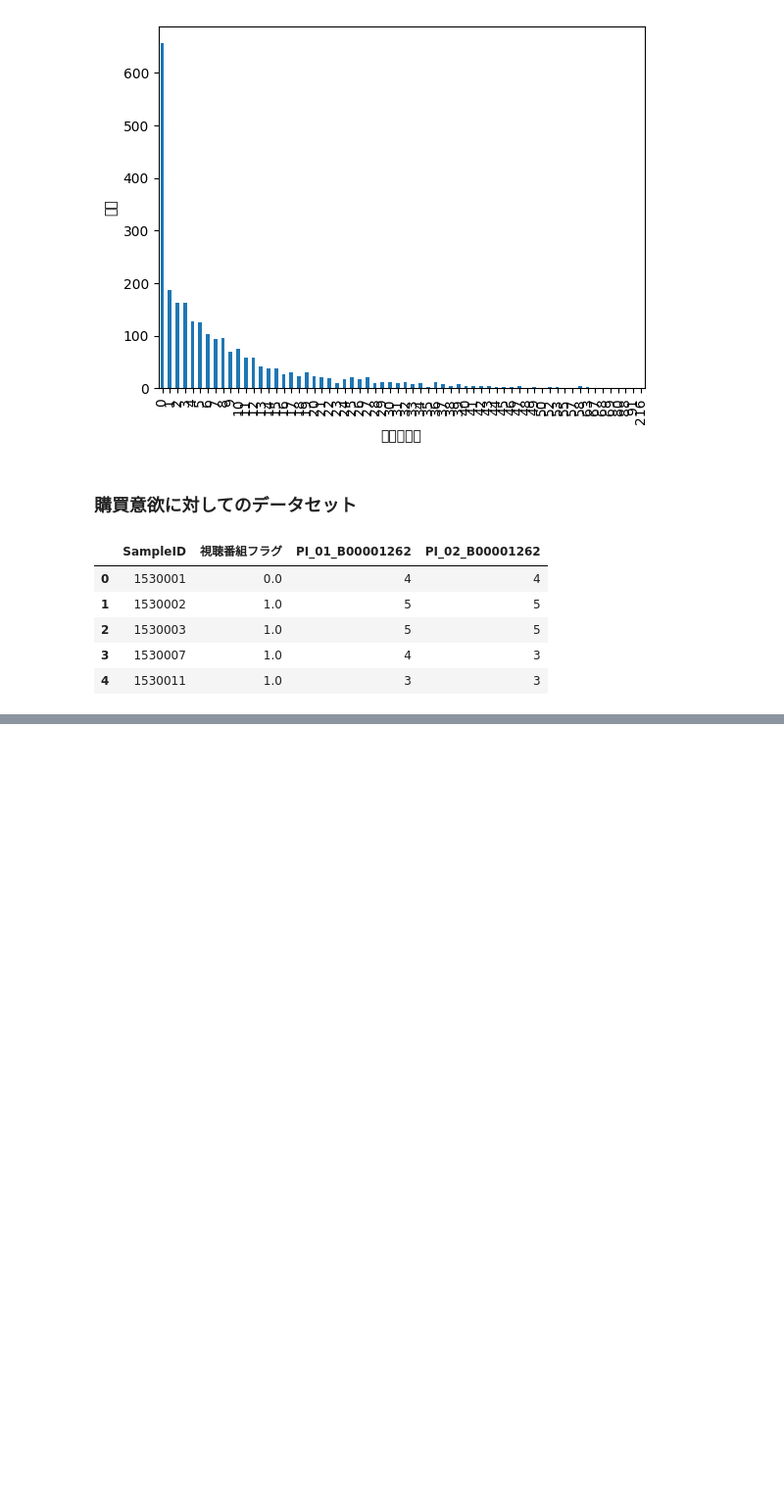
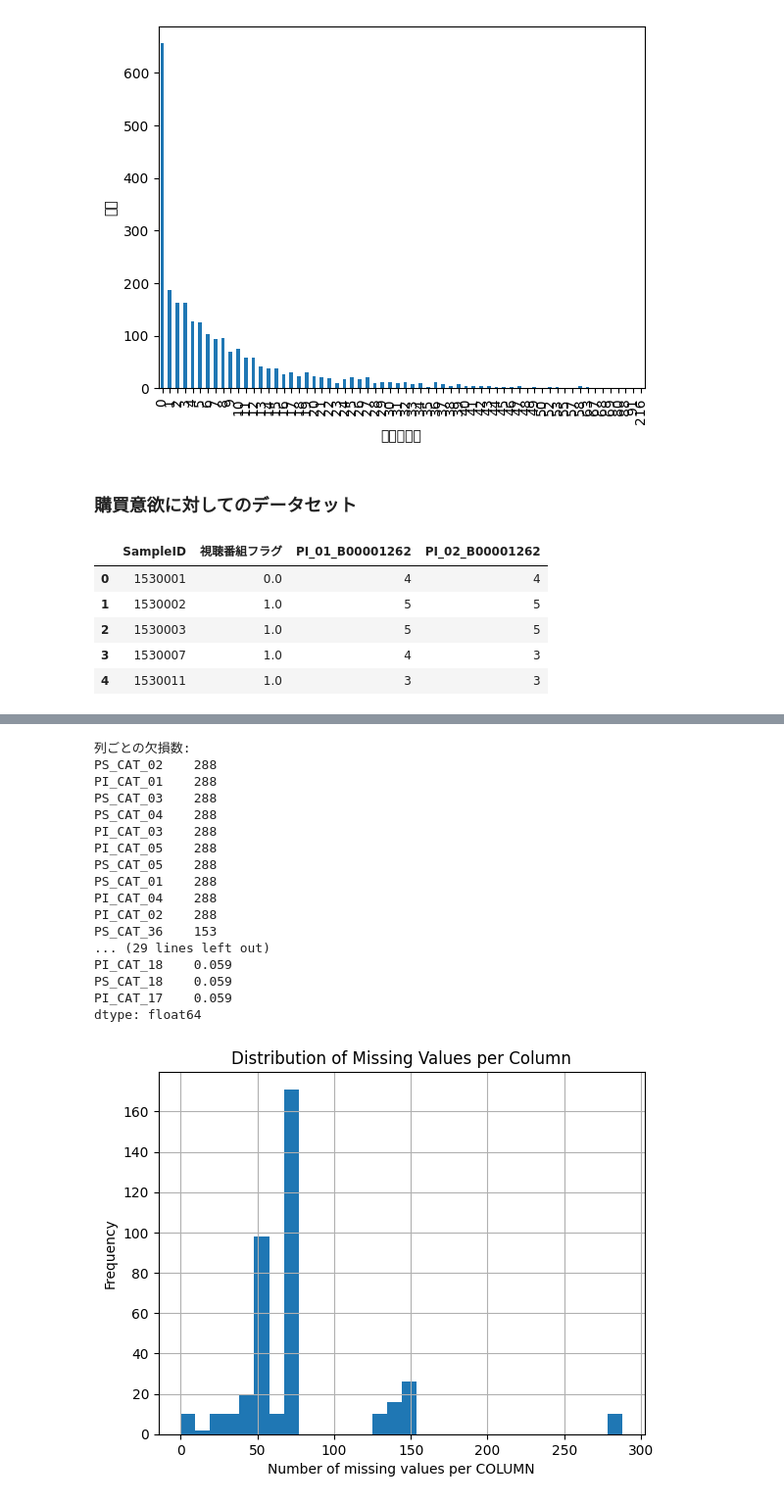
Before and after one commit to ykenta1030/econ-thesis, a Jupyter notebook: econ.ipynb, the cells around one changed output, grey strips where cells are left out. Shown at 98% size. Drawn from its saved outputs; the diff is of its cells as text; code cells hidden in the pictures; blank space fills up the shorter version.

```diff
--- a/econ.ipynb
+++ b/econ.ipynb
@@ -659,0 +538,62 @@ print(df_cat)
+# %%
+#欠損率の高いchild_ageをdropする
+drop_cols = ["CHILD_AGE_1","CHILD_AGE_2","CHILD_AGE_3","CHILD_AGE_4","CHILD_AGE_5"]
+cov6 = cov5.drop(columns=drop_cols)
+
+# 3) 列ごとの欠損「数」と「率」
+col_missing_count2 = cov6.isna().sum(axis=0)
+col_missing_rate2  = cov6.isna().mean(axis=0)  # 0〜1
+
+print("列ごとの欠損数:")
+print( col_missing_count2.sort_values(ascending=False).head(20))
+
+print("\n列ごとの欠損率:")
+print((col_missing_rate2.sort_values(ascending=False).head(20)).round(3))
+
+# 4) 行ごとの欠損「数」と「率」
+row_missing_count2 = cov6.isna().sum(axis=1)
+row_missing_rate2  = cov6.isna().mean(axis=1)  # 0〜1
+
+# 5) 可視化
+# 列ごとの欠損数ヒスト
+plt.figure()
+col_missing_count2.hist(bins=30)
+plt.xlabel("Number of missing values per COLUMN")
+plt.ylabel("Frequency")
+plt.title("Distribution of Missing Values per Column")
+plt.show()
+
+# 行ごとの欠損数ヒスト
+plt.figure()
+row_missing_count2.hist(bins=30)
+plt.xlabel("Number of missing values per ROW")
+plt.ylabel("Frequency")
+plt.title("Distribution of Missing Values per Row")
+plt.show()
+
+# 行ごとの欠損率ヒスト
+plt.figure()
+row_missing_rate2.hist(bins=30)
+plt.xlabel("Missing rate per ROW")
+plt.ylabel("Frequency")
+plt.title("Distribution of Missing Rate per Row")
+plt.show()
+# %% [output]
+列ごとの欠損数:
+PS_CAT_02    288
+PI_CAT_01    288
+PS_CAT_03    288
+PS_CAT_04    288
+PI_CAT_03    288
+PI_CAT_05    288
+PS_CAT_05    288
+PS_CAT_01    288
+PI_CAT_04    288
+PI_CAT_02    288
+PS_CAT_36    153
+... (29 lines left out)
+PI_CAT_18    0.059
+PS_CAT_18    0.059
+PI_CAT_17    0.059
+dtype: float64
+[figure, added]
```
Also changed, not shown: parts of 22 cells of this notebook.
